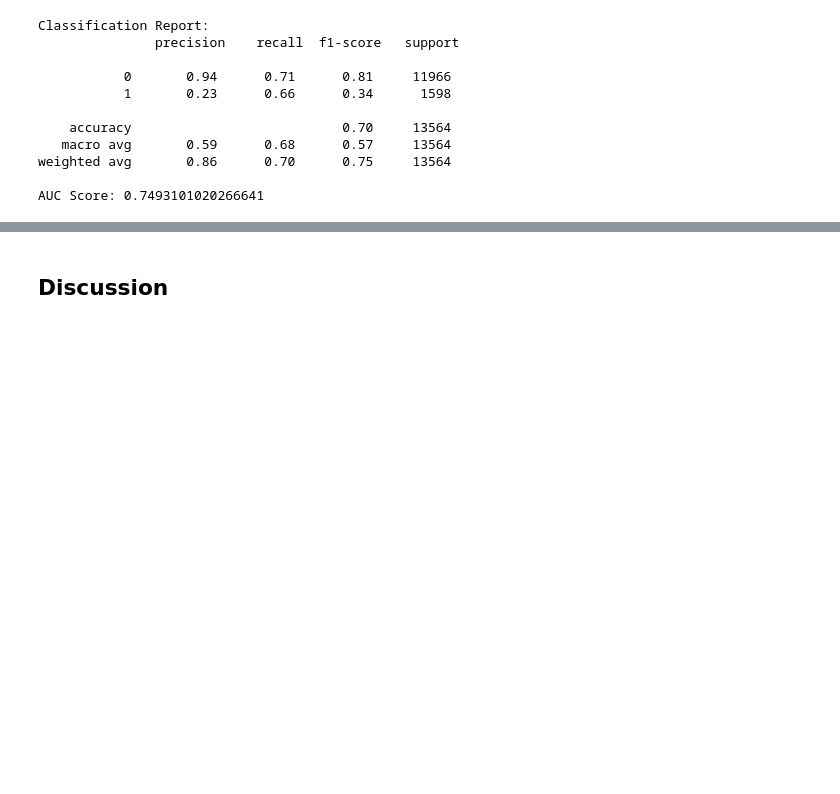
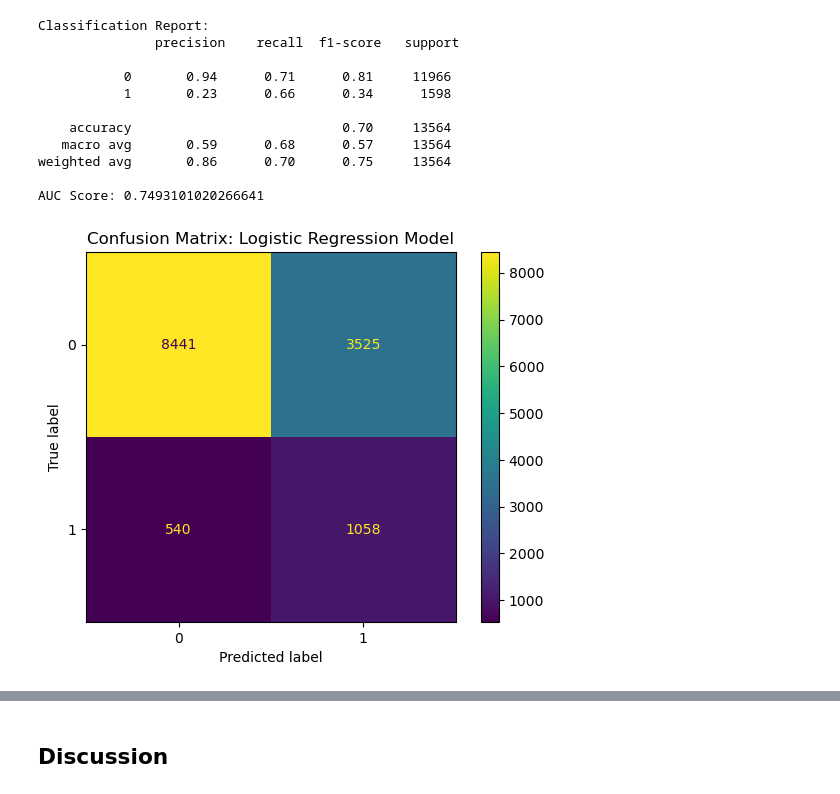
Before and after one commit to UBC-MDS/customer-term-deposits-predictor, a Jupyter notebook: analysis/analysis.ipynb, the cells around one changed output, grey strips where cells are left out. Drawn from its saved outputs; the diff is of its cells as text; code cells hidden in the pictures; blank space fills up the shorter version.

Commit message:
add visualization to analysis

```diff
--- a/analysis/analysis.ipynb
+++ b/analysis/analysis.ipynb
@@ -312,3 +312,18 @@ Classification Report:
 weighted avg       0.86      0.70      0.75     13564
 
 AUC Score: 0.7493101020266641
+# %%
+#Confusion matrix
+from sklearn.metrics import ConfusionMatrixDisplay
+
+cm = ConfusionMatrixDisplay.from_estimator(
+    model,
+    X_test_scaled,
+    y_test,
+    values_format="d",  # Show the full number 59,700 instead of 6e+04,
+    # normalize='all'  # Show the proportion in each square instead of the count
+)
+plt.title("Confusion Matrix: Logistic Regression Model")
+plt.show()
+# %% [output]
+[figure, added]
```
Also changed, not shown: parts of 2 cells of this notebook.
